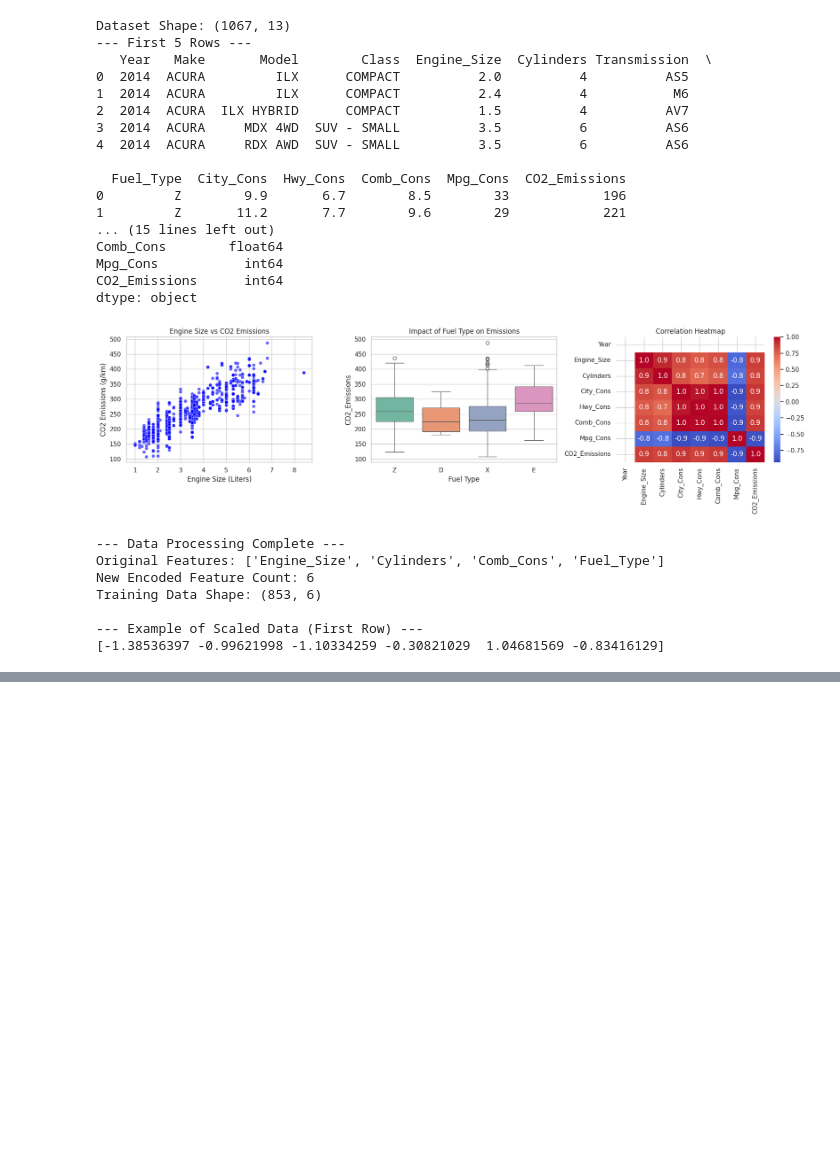
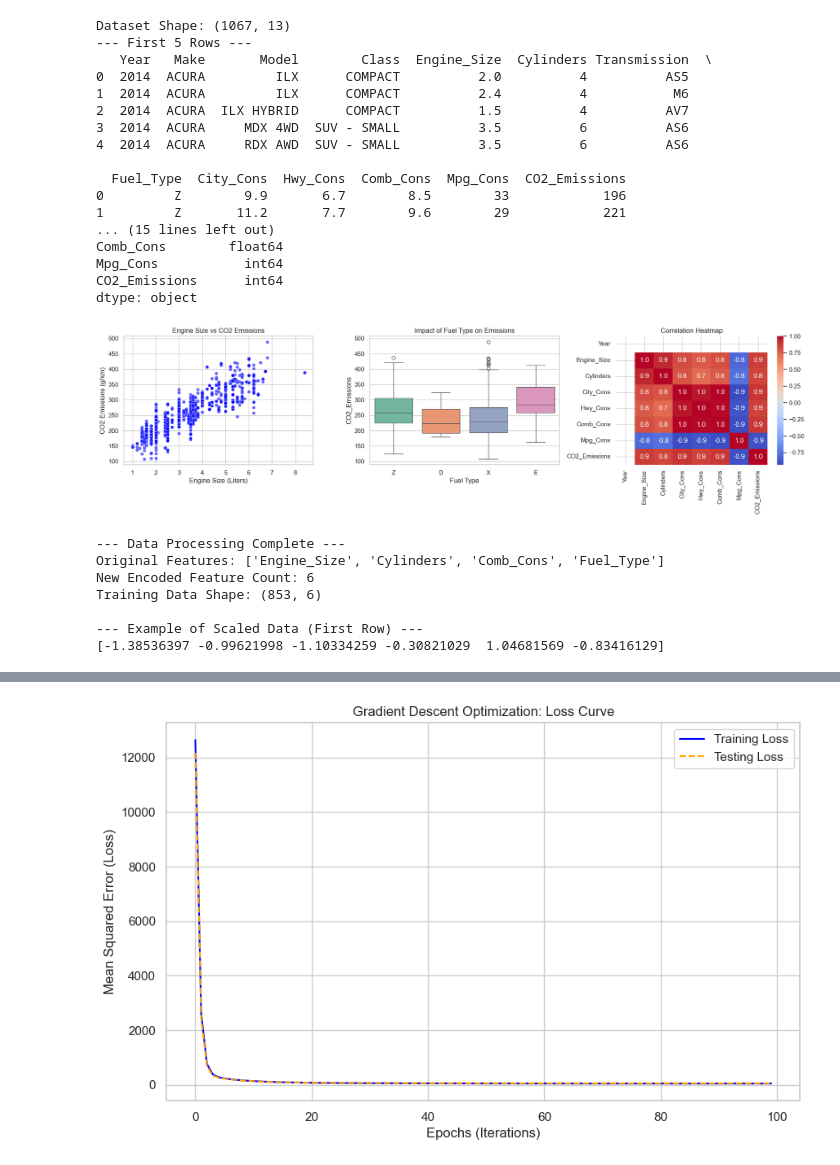
Before and after one commit to Dushimepaulette1/linear_regression_model, a Jupyter notebook: summative/linear_regression/multivariate.ipynb, the cells around one changed output, grey strips where cells are left out. Drawn from its saved outputs; the diff is of its cells as text; code cells hidden in the pictures; blank space fills up the shorter version.

```diff
--- a/summative/linear_regression/multivariate.ipynb
+++ b/summative/linear_regression/multivariate.ipynb
@@ -197,0 +127,91 @@ print("✅ Best Model, Scaler, and Columns have been saved successfully.")
+# %%
+from sklearn.linear_model import SGDRegressor, LinearRegression
+from sklearn.ensemble import RandomForestRegressor
+from sklearn.tree import DecisionTreeRegressor
+from sklearn.metrics import mean_squared_error, r2_score
+import matplotlib.pyplot as plt
+import joblib
+import numpy as np
+
+# Optimization with Gradient Descent
+
+# Setting up Stochastic Gradient Descent (SGD) Regressor
+# learning_rate='constant' with eta0=0.001 ensures stable descent
+sgd_reg = SGDRegressor(max_iter=1, tol=None, warm_start=True, penalty=None,
+                       learning_rate='constant', eta0=0.001, random_state=42)
+
+train_losses = []
+test_losses = []
+epochs = 100
+
+# The Training Loop (Manual Gradient Descent)
+for epoch in range(epochs):
+    # Take one step downhill
+    sgd_reg.fit(X_train_scaled, y_train)
+
+    # Record Train Error (Loss)
+    y_train_pred = sgd_reg.predict(X_train_scaled)
+    train_loss = mean_squared_error(y_train, y_train_pred)
+    train_losses.append(train_loss)
+
+    # Record Test Error (Loss) to check for overfitting
+    y_test_pred = sgd_reg.predict(X_test_scaled)
+    test_loss = mean_squared_error(y_test, y_test_pred)
+    test_losses.append(test_loss)
+
+# Plotting the Loss Curve
+plt.figure(figsize=(10, 6))
+plt.plot(train_losses, label='Training Loss', color='blue')
+plt.plot(test_losses, label='Testing Loss', color='orange', linestyle='--')
+plt.xlabel('Epochs (Iterations)')
+plt.ylabel('Mean Squared Error (Loss)')
+plt.title('Gradient Descent Optimization: Loss Curve')
+plt.legend()
+plt.grid(True)
+plt.show()
+
+print(f"Final SGD Linear Loss: {test_losses[-1]:.2f}")
+
+# Model Competition
+
+# Training the other models for comparison
+tree_reg = DecisionTreeRegressor(random_state=42)
+forest_reg = RandomForestRegressor(n_estimators=100, random_state=42)
+
+tree_reg.fit(X_train_scaled, y_train)
+forest_reg.fit(X_train_scaled, y_train)
+
+# Predicting
+y_pred_tree = tree_reg.predict(X_test_scaled)
+y_pred_forest = forest_reg.predict(X_test_scaled)
+
+# Evaluating
+loss_tree = mean_squared_error(y_test, y_pred_tree)
+loss_forest = mean_squared_error(y_test, y_pred_forest)
+score_tree = r2_score(y_test, y_pred_tree)
+score_forest = r2_score(y_test, y_pred_forest)
+
+print("\n--- Model Comparison Results ---")
+print(f"1. Linear Regression (SGD) | Loss: {test_losses[-1]:.2f}")
+print(f"2. Decision Tree           | Loss: {loss_tree:.2f} | R2: {score_tree:.4f}")
+print(f"3. Random Forest           | Loss: {loss_forest:.2f} | R2: {score_forest:.4f}")
+
+# We kept Decision Tree as winner if it's still the best
+if loss_tree < test_losses[-1] and loss_tree < loss_forest:
+    best_model = tree_reg
+    print("\n WINNER: Decision Tree!")
+elif loss_forest < loss_tree:
+    best_model = forest_reg
+    print("\n WINNER: Random Forest!")
+else:
+    best_model = sgd_reg
+    print("\n WINNER: Linear Regression (SGD)!")
+
+# Save files for API
+joblib.dump(best_model, 'my_best_co2_model.pkl')
+joblib.dump(scaler, 'my_scaler.pkl')
+model_columns = list(X.columns)
+joblib.dump(model_columns, 'model_columns.pkl')
+print("Files Saved.")
+# %% [output]
+[figure, added]
```
Also changed, not shown: parts of 6 cells of this notebook, 4 other files.
